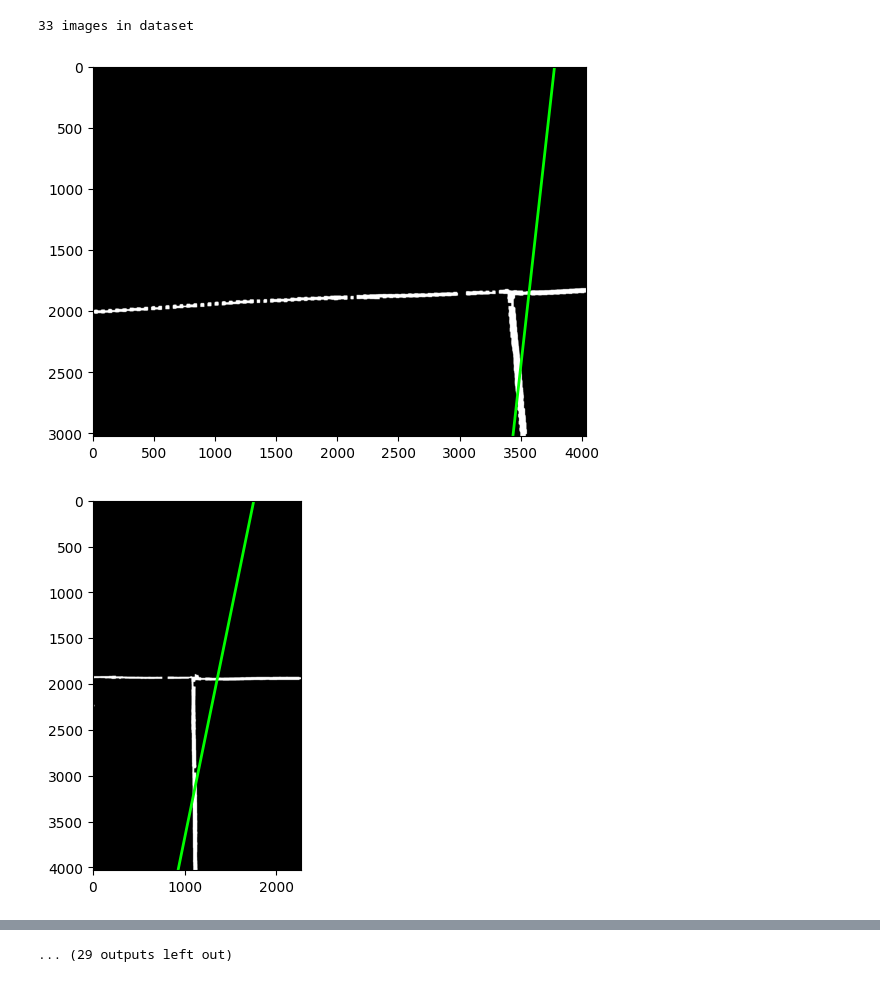
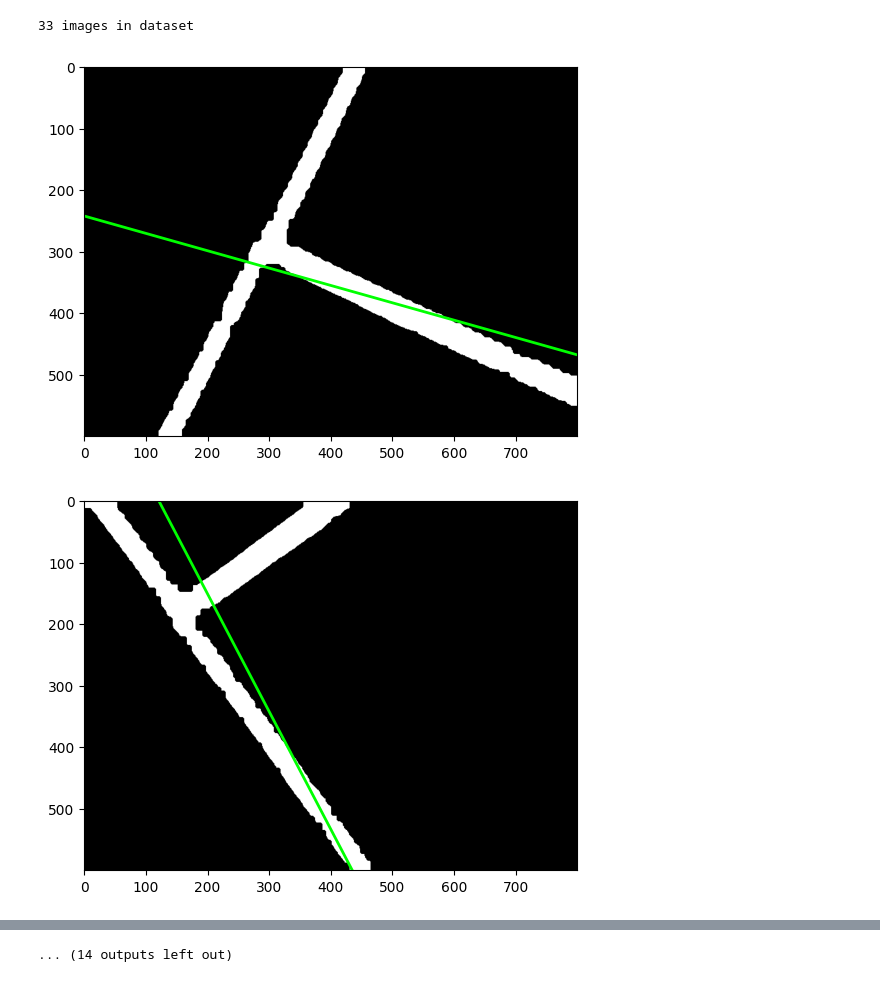
Before and after one commit to kazzhi/BWSI-UAV-Week2, a Jupyter notebook: notebooks/Final_maybe_LinReg.ipynb, the cells around one changed output, grey strips where cells are left out. Cells and saved outputs as stored; diff of their text form; code cells hidden in the pictures.

```diff
--- a/notebooks/Final_maybe_LinReg.ipynb
+++ b/notebooks/Final_maybe_LinReg.ipynb
@@ -80,8 +80,8 @@ def calculate_regression(points): # input is the result of np.argwhere
     return (m,b)
 # %%
 # File names
-folderpath = "day1CamImages/"
-imagepaths = glob.glob(os.path.join(folderpath, "*.jpg"))
+folderpath = "day1campi/"
+imagepaths = glob.glob(os.path.join(folderpath, "*.png"))
 
 kernel = np.ones((5, 5),np.uint8)
 pimages = []
@@ -121,32 +121,32 @@ for path in imagepaths:
 
     # Filter out small-spaced out pixels and contours that are too small
     contours, _ = cv2.findContours(mask, cv2.RETR_EXTERNAL, cv2.CHAIN_APPROX_SIMPLE)
 
     cnt_sort = lambda cnt: (max(cv2.minAreaRect(cnt)[1])) # sort by largest height/width
 
     sorted_contours = sorted(contours, key=cnt_sort, reverse=True)
 
     # Create the line
 
     if len(sorted_contours) == 0:
         continue
 
     all_points = np.vstack(sorted_contours[0])
     [vx, vy, x, y] = cv2.fitLine(all_points, cv2.DIST_L2, 0, 0.01, 0.01)
     x, y, vx, vy = x.item(), y.item(), vx.item(), vy.item()
 
 
     rows, cols = image.shape
     left_y = int((-x * vy / vx) + y)
     right_y = int(((cols - x) * vy / vx) + y)
 
     fig, ax = plt.subplots()
     ax.imshow(image, cmap='gray')
 
     regression_line = Line2D([0, cols - 1], [left_y, right_y], color='lime', linewidth=2)
     ax.add_line(regression_line)
 
     plt.show()
 # %% [output]
-[figure, old version]
+[figure, new version]
-[figure, old version]
+[figure, new version]
@@ -163 +163 @@ for path in imagepaths:
-... (29 outputs left out)
+... (14 outputs left out)
```
Also changed, not shown: parts of 2 cells of this notebook.
